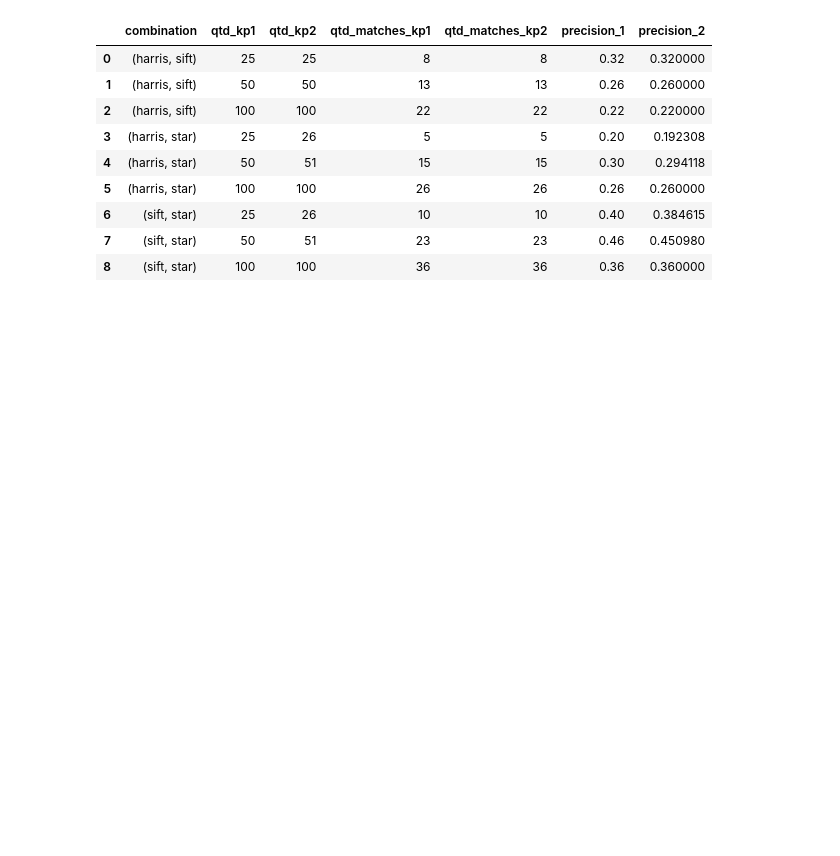
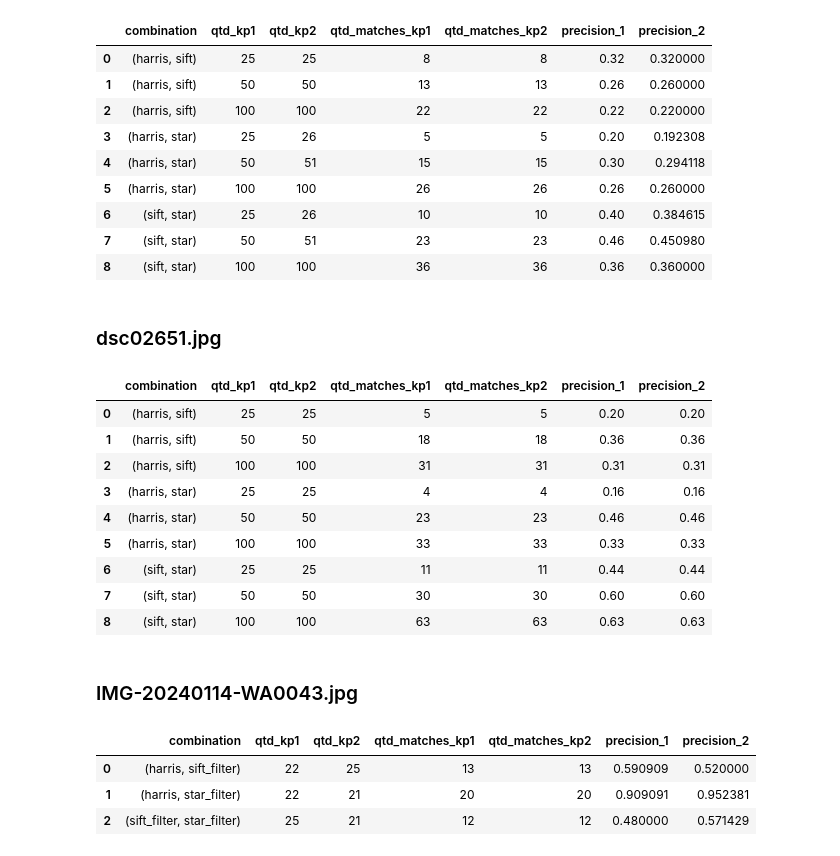
Before and after one commit to karolinefarias/comparing_detectors_and_descriptors, a Jupyter notebook: notebooks/primeira_parte_detectores.ipynb, the cells around one changed output. Saved outputs shown, nothing was run; the diff lists cells and outputs as text; code cells hidden in the pictures; blank space fills up the shorter version.

Commit message:
adicionado terceiro par de imagens para as três primeiras partes do trabalho

```diff
--- a/notebooks/primeira_parte_detectores.ipynb
+++ b/notebooks/primeira_parte_detectores.ipynb
@@ -269,3 +355,55 @@ run_all_tests(image, 'dsc07631', params_harris, params_sift, params_star, thresh
 | 6 | (sift, star) | 25 | 26 | 10 | 10 | 0.40 | 0.384615 |
 | 7 | (sift, star) | 50 | 51 | 23 | 23 | 0.46 | 0.450980 |
 | 8 | (sift, star) | 100 | 100 | 36 | 36 | 0.36 | 0.360000 |
+# %% [markdown]
+### dsc02651.jpg
+# %%
+params_harris = {
+    'threshold' : [0.43, 0.33, 0.14],
+    'blockSize' : [3, 6, 6],
+    'ksize' : [3, 5, 5],
+    'k' : [0.04, 0.04, 0.04]
+}
+
+params_sift = {
+    'nfeatures': [37, 60, 125],
+    'nOctaveLayers' : [3, 10, 10],
+    'contrastThreshold' : [0.15, 0.05, 0.01],
+    'edgeThreshold' : [2, 10, 3],
+    'sigma' : [1.6, 3.2, 3.2],
+    'enable_precise_upscale': [True, True, True]
+}
+
+params_star = {
+    'max_size': [11, 16, 16],
+    'response_threshold': [71, 64, 48],
+    'line_threshold_projected': [10, 6, 5],
+    'line_threshold_binarized': [5, 6, 5],
+    'suppress_nonmax_size': [8, 16, 8]
+}
+
+thresholds = [5,5,5]
+# %%
+# image = cv2.imread('../data/imgs/dsc07631.jpg')
+image = cv2.imread('../data/imgs/dsc02651.jpg')
+# img = cv2.cvtColor(image, cv2.COLOR_RGB2Lab)
+# clahe = cv2.createCLAHE(clipLimit=2.0, tileGridSize=(8,8))
+# img[:,:,0] = clahe.apply(img[:,:,0])
+# img = cv2.cvtColor(img, cv2.COLOR_Lab2RGB)
+
+image = cv2.resize(image, (640,480))
+# %%
+run_all_tests(image, 'dsc02651', params_harris, params_sift, params_star, thresholds)
+# %% [output]
+|  | combination | qtd_kp1 | qtd_kp2 | qtd_matches_kp1 | qtd_matches_kp2 | precision_1 | precision_2 |
+| 0 | (harris, sift) | 25 | 25 | 5 | 5 | 0.20 | 0.20 |
+| 1 | (harris, sift) | 50 | 50 | 18 | 18 | 0.36 | 0.36 |
+| 2 | (harris, sift) | 100 | 100 | 31 | 31 | 0.31 | 0.31 |
+| 3 | (harris, star) | 25 | 25 | 4 | 4 | 0.16 | 0.16 |
+| 4 | (harris, star) | 50 | 50 | 23 | 23 | 0.46 | 0.46 |
+| 5 | (harris, star) | 100 | 100 | 33 | 33 | 0.33 | 0.33 |
+| 6 | (sift, star) | 25 | 25 | 11 | 11 | 0.44 | 0.44 |
+| 7 | (sift, star) | 50 | 50 | 30 | 30 | 0.60 | 0.60 |
+| 8 | (sift, star) | 100 | 100 | 63 | 63 | 0.63 | 0.63 |
+# %% [markdown]
+### IMG-20240114-WA0043.jpg
@@ -271,0 +447,7 @@ run_all_tests(image, 'dsc07631', params_harris, params_sift, params_star, thresh
+# %%
+run_all_tests(image, 'IMG-20240114-WA0043.jpg', params_harris, params_sift, params_star, thresholds, filter=True, n_pontos=['20'])
+# %% [output]
+|  | combination | qtd_kp1 | qtd_kp2 | qtd_matches_kp1 | qtd_matches_kp2 | precision_1 | precision_2 |
+| 0 | (harris, sift_filter) | 22 | 25 | 13 | 13 | 0.590909 | 0.520000 |
+| 1 | (harris, star_filter) | 22 | 21 | 20 | 20 | 0.909091 | 0.952381 |
+| 2 | (sift_filter, star_filter) | 25 | 21 | 12 | 12 | 0.480000 | 0.571429 |
```
Also changed, not shown: parts of 8 cells of this notebook, 2 other files.
